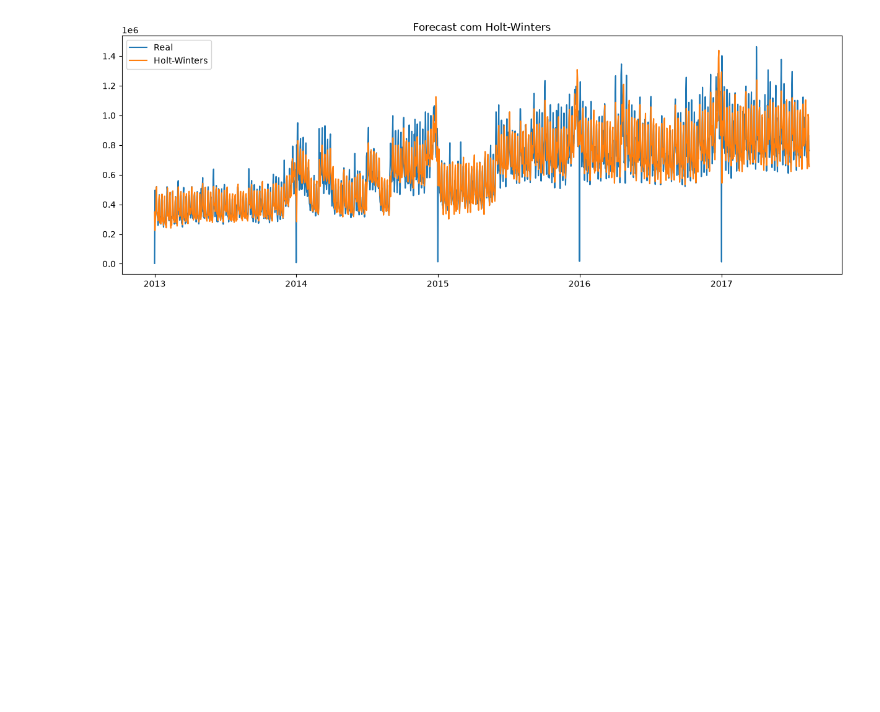
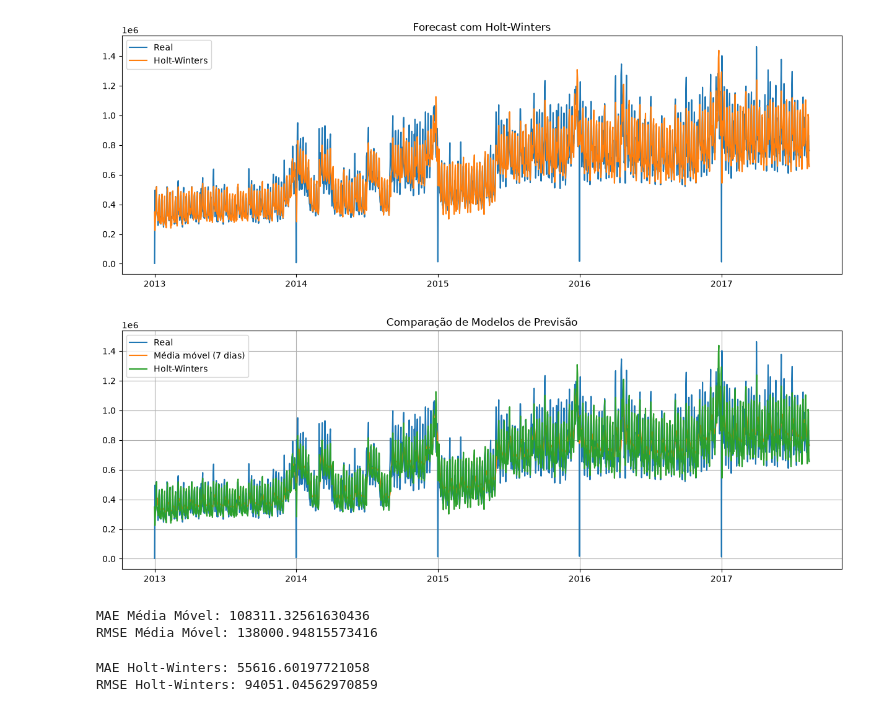
Before and after one commit to Vagnerkrg/time-series-intelligence-forecasting, a Jupyter notebook: notebooks/time_series_project.ipynb, the cells around one changed output. Saved outputs shown, nothing was run; the diff lists cells and outputs as text; code cells hidden in the pictures; blank space fills up the shorter version.

Commit message:
feat: pipeline completo de série temporal com avaliação de modelos e insights

```diff
--- a/notebooks/time_series_project.ipynb
+++ b/notebooks/time_series_project.ipynb
@@ -193,3 +193,16 @@ plt.title("Forecast com Holt-Winters")
 plt.show()
 # %% [output]
 [figure]
+# %%
+plt.figure(figsize=(15,5))
+
+plt.plot(sales, label="Real")
+plt.plot(forecast, label="Média móvel (7 dias)")
+plt.plot(forecast_hw, label="Holt-Winters")
+
+plt.legend()
+plt.title("Comparação de Modelos de Previsão")
+plt.grid(True)
+plt.show()
+# %% [output]
+[figure, added]
@@ -195,0 +212,18 @@ plt.show()
+# %%
+mae_ma = mean_absolute_error(sales[7:], forecast[7:])
+rmse_ma = np.sqrt(mean_squared_error(sales[7:], forecast[7:]))
+
+print("MAE Média Móvel:", mae_ma)
+print("RMSE Média Móvel:", rmse_ma)
+# %% [output]
+MAE Média Móvel: 108311.32561630436
+RMSE Média Móvel: 138000.94815573416
+# %%
+mae_hw = mean_absolute_error(sales, forecast_hw)
+rmse_hw = np.sqrt(mean_squared_error(sales, forecast_hw))
+
+print("MAE Holt-Winters:", mae_hw)
+print("RMSE Holt-Winters:", rmse_hw)
+# %% [output]
+MAE Holt-Winters: 55616.60197721058
+RMSE Holt-Winters: 94051.04562970859
```
Also changed, not shown: parts of 1 cell of this notebook.
